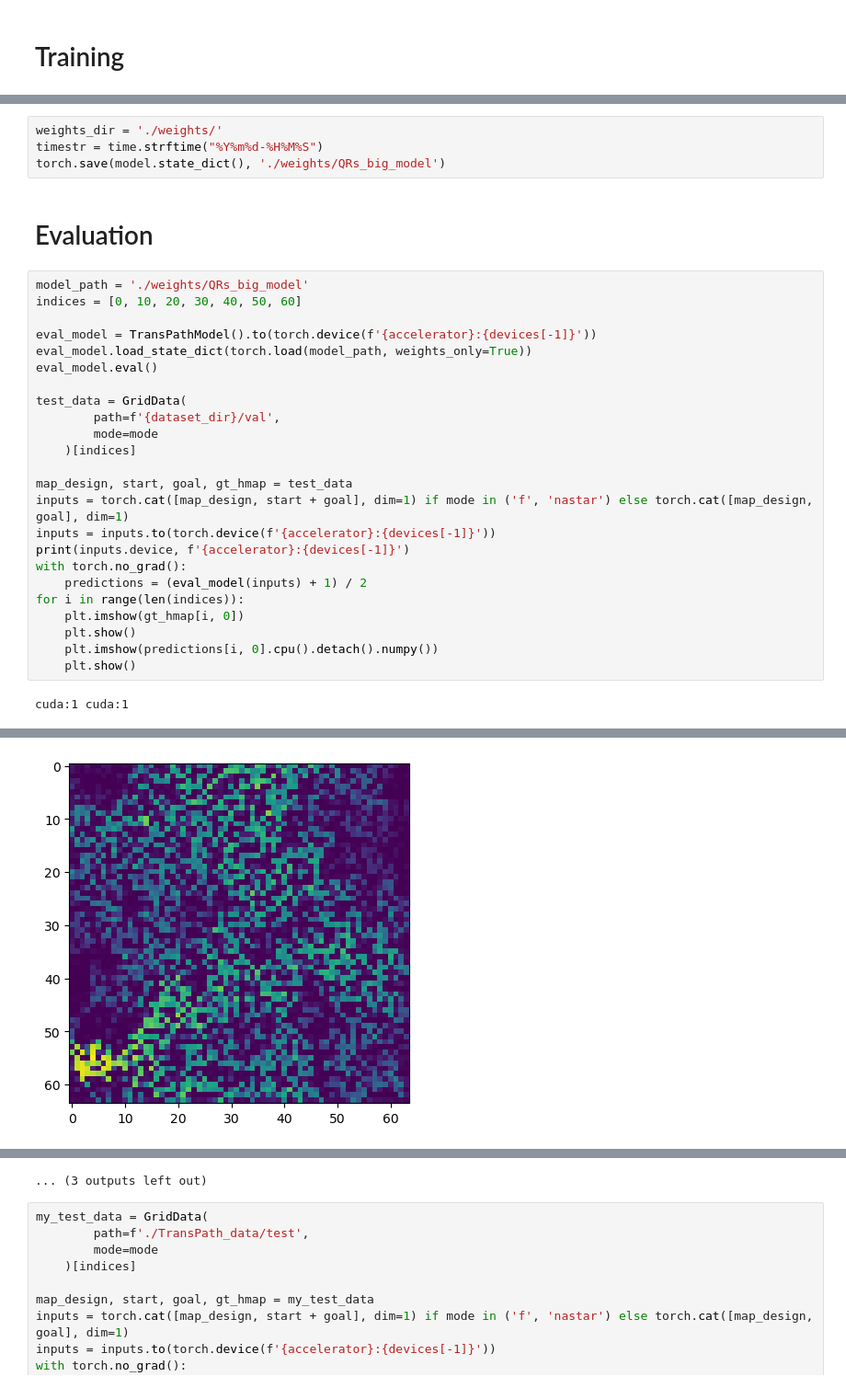
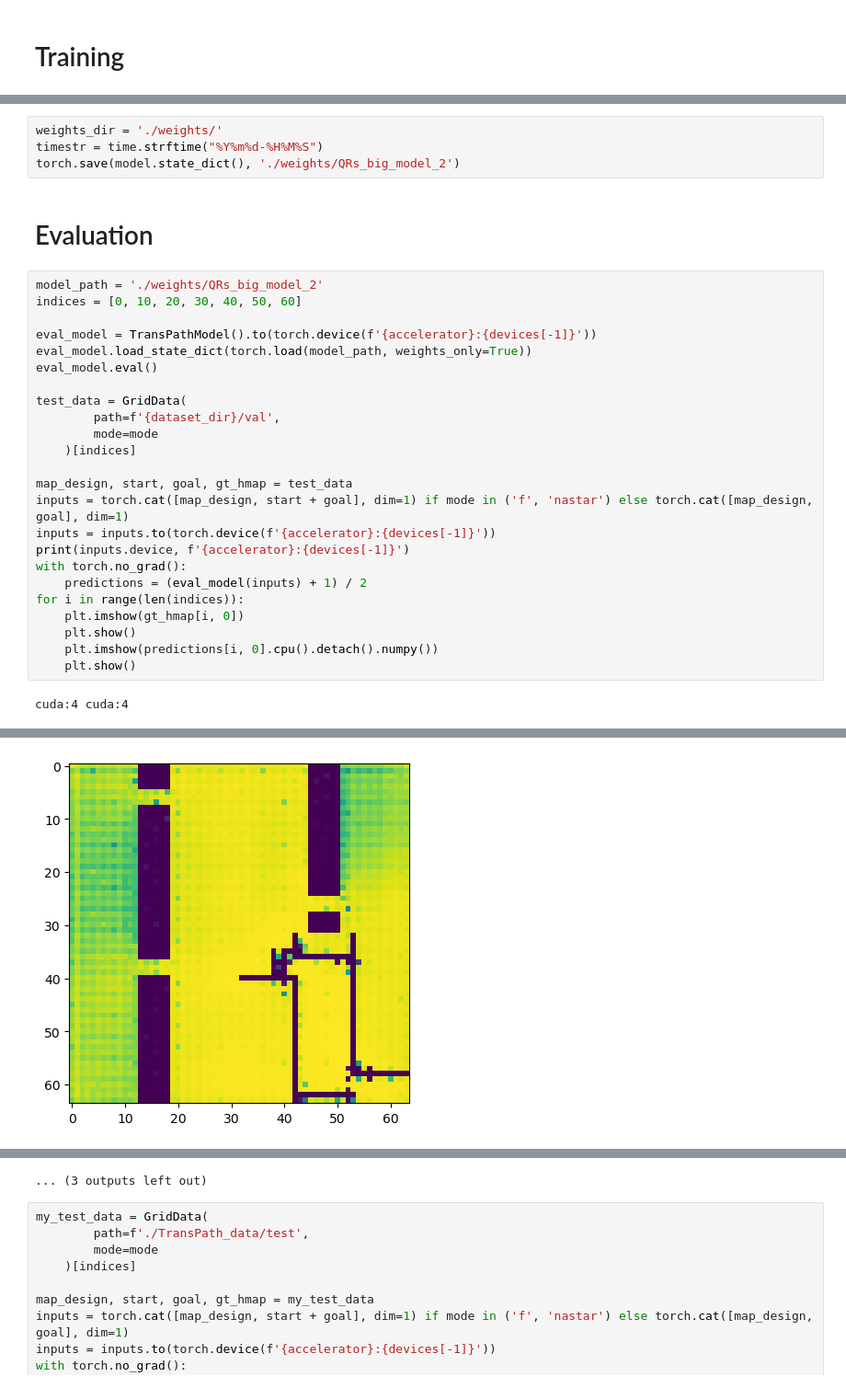
Before and after one commit to DrozdovDan/TransPath_Adaptation, a Jupyter notebook: workflow_cf.ipynb, the cells around one changed output, grey strips where cells are left out. Shown: that part at 92% size. Drawn from its saved outputs; the diff is of its cells as text.

```diff
--- a/workflow_cf.ipynb
+++ b/workflow_cf.ipynb
@@ -528,11 +525,11 @@ Validation: |
 # %%
 weights_dir = './weights/'
 timestr = time.strftime("%Y%m%d-%H%M%S")
-torch.save(model.state_dict(), './weights/QRs_big_model')
+torch.save(model.state_dict(), './weights/QRs_big_model_2')
 # %% [markdown]
 # Evaluation
 # %%
-model_path = './weights/QRs_big_model'
+model_path = './weights/QRs_big_model_2'
 indices = [0, 10, 20, 30, 40, 50, 60]
 
 eval_model = TransPathModel().to(torch.device(f'{accelerator}:{devices[-1]}'))
@@ -556,4 +553,4 @@ for i in range(len(indices)):
     plt.imshow(predictions[i, 0].cpu().detach().numpy())
     plt.show()
 # %% [output]
-cuda:1 cuda:1
+cuda:4 cuda:4
@@ -561 +558 @@ cuda:1 cuda:1
-[figure, old version]
+[figure, new version]
```
Also changed, not shown: parts of 4 cells of this notebook, 7 other files.
